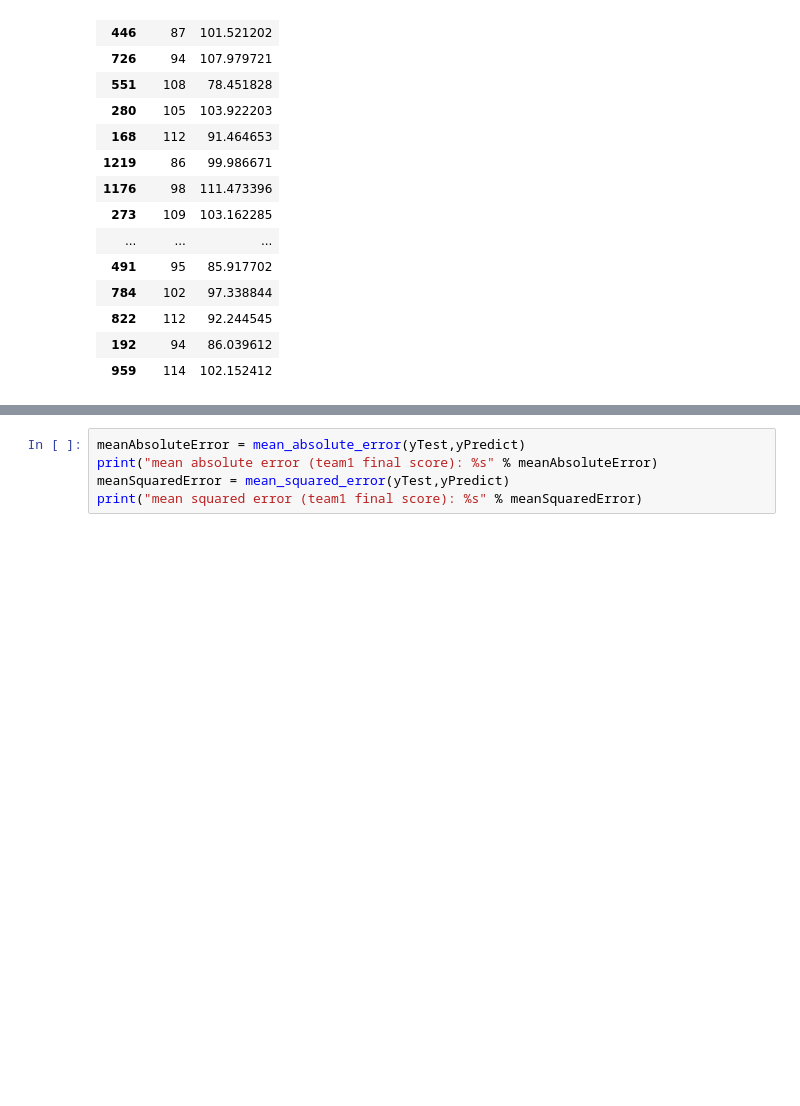
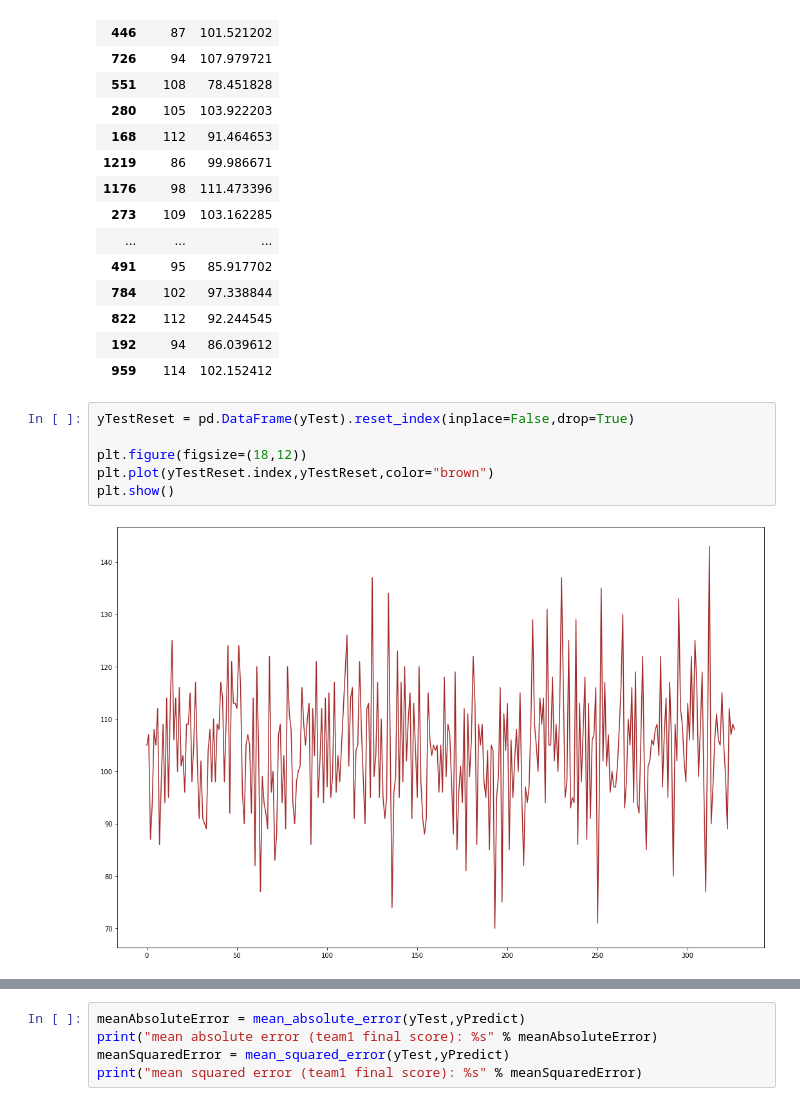
Before and after one commit to tamle7422/regression, a Jupyter notebook: nba.ipynb, the cells around one changed output, grey strips where cells are left out. Saved outputs shown, nothing was run; the diff lists cells and outputs as text; blank space fills up the shorter version.

Commit message:
Update plots

```diff
--- a/nba.ipynb
+++ b/nba.ipynb
@@ -403,3 +406,11 @@ dfPredict.head(100)
 | 822 | 112 | 92.244545 |
 | 192 | 94 | 86.039612 |
 | 959 | 114 | 102.152412 |
+# %%
+yTestReset = pd.DataFrame(yTest).reset_index(inplace=False,drop=True)
+
+plt.figure(figsize=(18,12))
+plt.plot(yTestReset.index,yTestReset,color="brown")
+plt.show()
+# %% [output]
+[figure, added]
```
Also changed, not shown: parts of 24 cells of this notebook.
